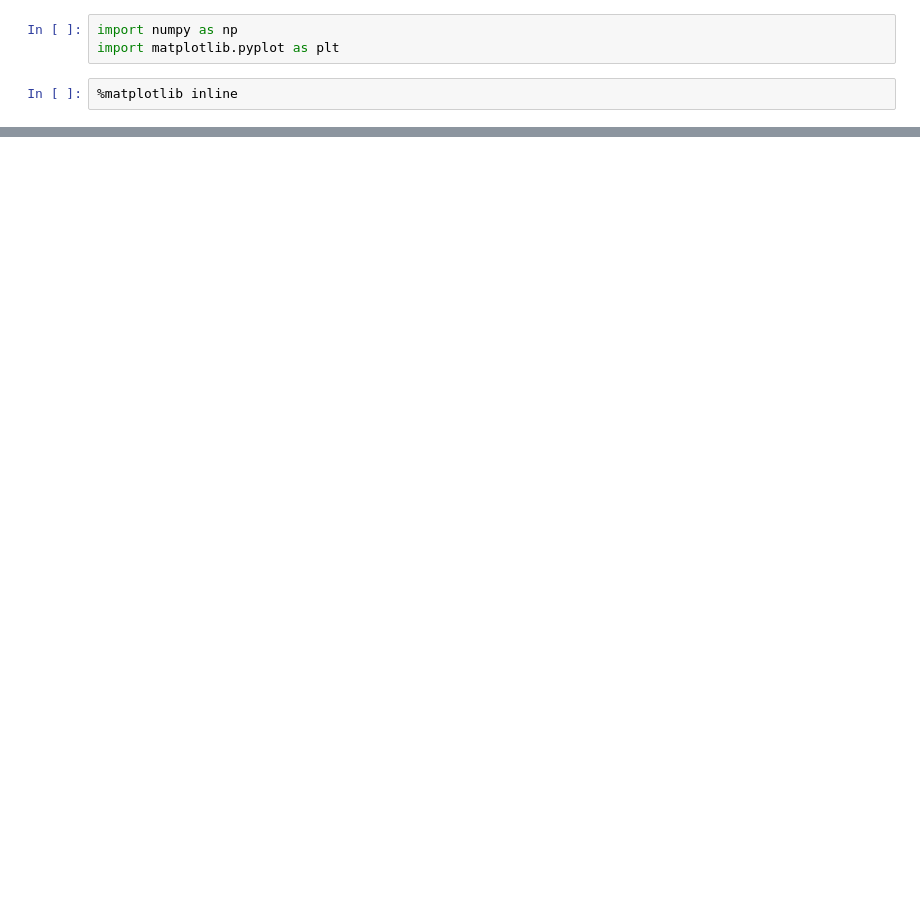
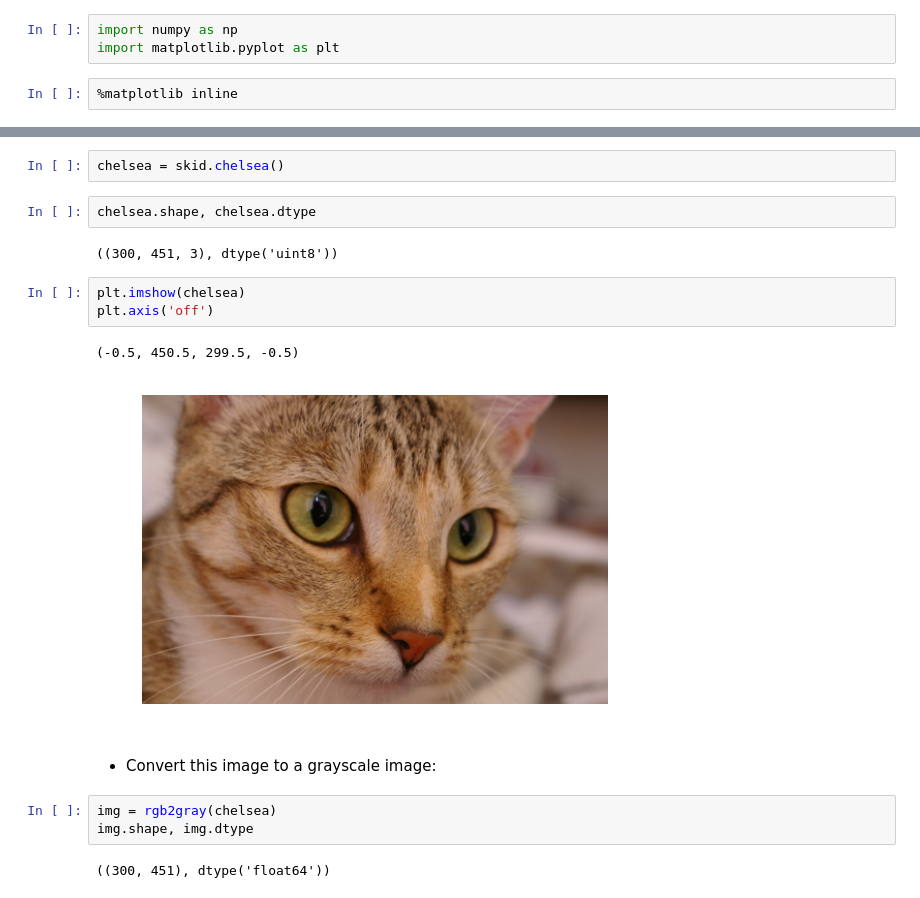
Before and after one commit to rcc-uchicago/workshop_IPython, a Jupyter notebook: 4_Interactive_Plotting_and_Graphical_Interfaces.ipynb, the cells around one changed output, grey strips where cells are left out. Cells and saved outputs as stored; diff of their text form; blank space fills up the shorter version.

```diff
--- a/4_Interactive_Plotting_and_Graphical_Interfaces.ipynb
+++ b/4_Interactive_Plotting_and_Graphical_Interfaces.ipynb
@@ -21,0 +107,19 @@ ImportError: cannot import name 'QtCore'
+# %%
+chelsea = skid.chelsea()
+# %%
+chelsea.shape, chelsea.dtype
+# %% [output]
+((300, 451, 3), dtype('uint8'))
+# %%
+plt.imshow(chelsea)
+plt.axis('off')
+# %% [output]
+(-0.5, 450.5, 299.5, -0.5)
+[figure, added]
+# %% [markdown]
+- Convert this image to a grayscale image:
+# %%
+img = rgb2gray(chelsea)
+img.shape, img.dtype
+# %% [output]
+((300, 451), dtype('float64'))
```
Also changed, not shown: parts of 31 cells of this notebook.
